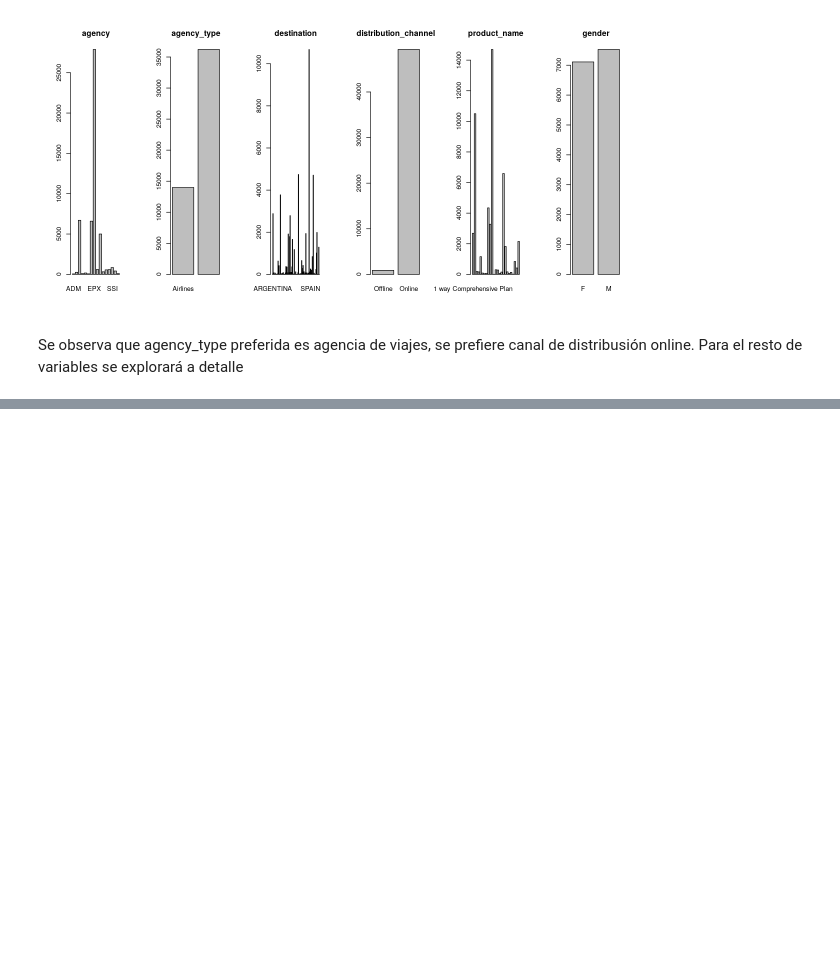
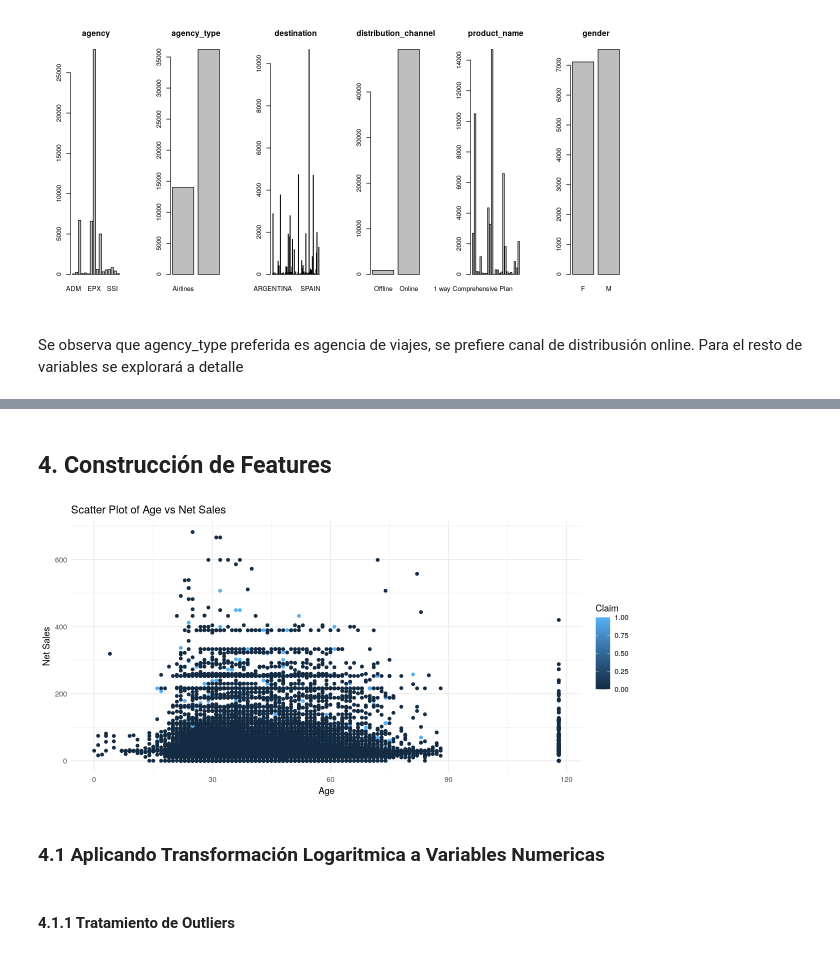
Before and after one commit to gdelgador/devcontainers-rstudio, a Jupyter notebook: explore-data/activida1.ipynb, the cells around one changed output, grey strips where cells are left out. Saved outputs shown, nothing was run; the diff lists cells and outputs as text; code cells hidden in the pictures; blank space fills up the shorter version.

```diff
--- a/explore-data/activida1.ipynb
+++ b/explore-data/activida1.ipynb
@@ -316,0 +375,15 @@ Se observa que agency_type preferida es agencia de viajes, se prefiere canal de
+# %% [markdown]
+## 4. Construcción de Features
+# %%
+
+ggplot(df_clean, aes(x = age, y = net_sales, color = claim)) +
+    geom_point() +
+    theme_minimal() +
+    labs(x = "Age", y = "Net Sales", color = "Claim") +
+    ggtitle("Scatter Plot of Age vs Net Sales")
+# %% [output]
+[figure, added]
+# %% [markdown]
+### 4.1 Aplicando Transformación Logaritmica a Variables Numericas
+# %% [markdown]
+#### 4.1.1 Tratamiento de Outliers
```
Also changed, not shown: parts of 23 cells of this notebook.
